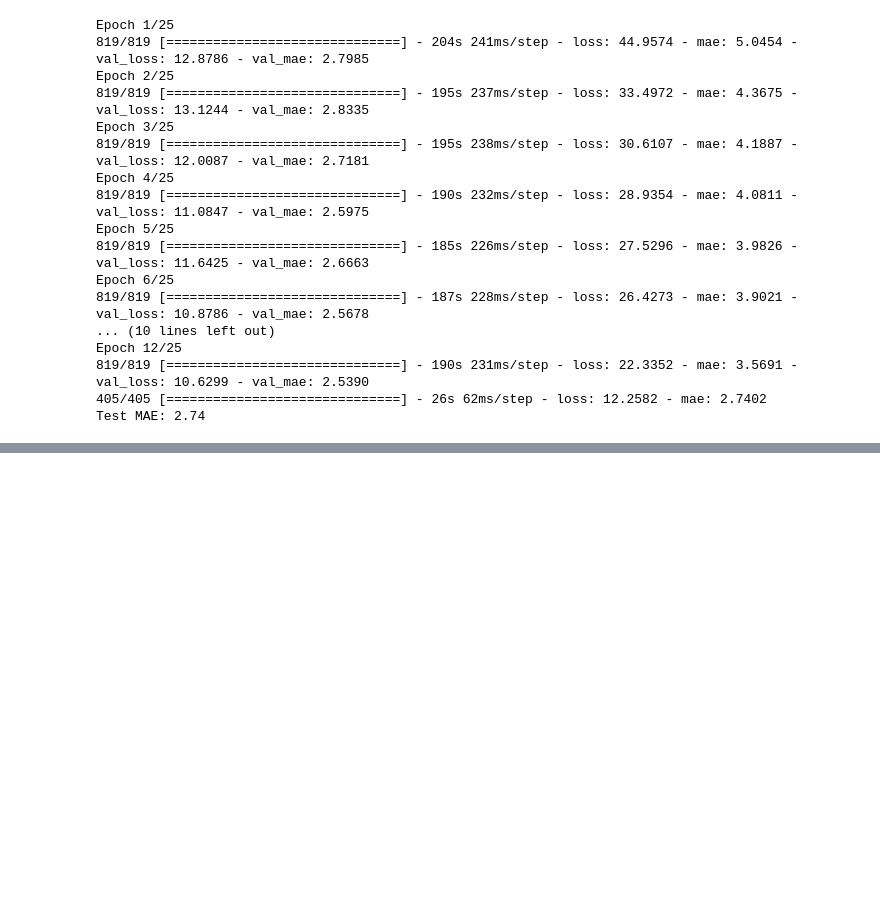
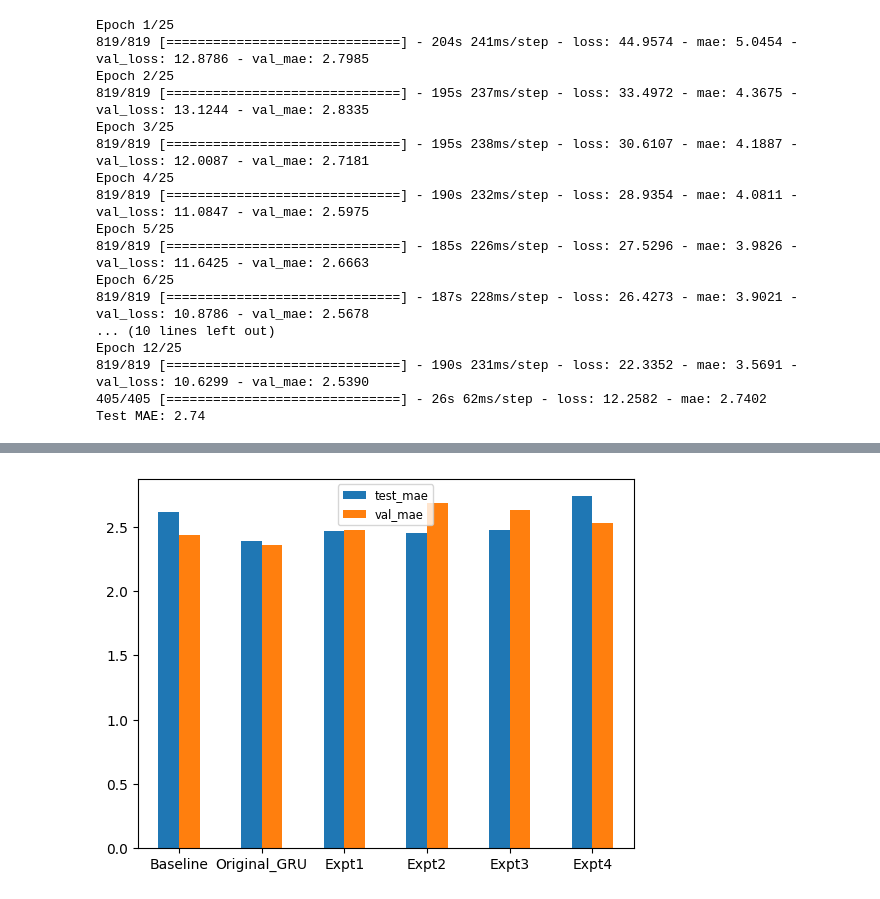
Before and after one commit to pukai1995/Neural_HW_Code, a Jupyter notebook: HW5q.ipynb, the cells around one changed output, grey strips where cells are left out. Drawn from its saved outputs; the diff is of its cells as text; code cells hidden in the pictures; blank space fills up the shorter version.

```diff
--- a/HW5q.ipynb
+++ b/HW5q.ipynb
@@ -610,0 +623,12 @@ plt.show()
+# %%
+import pandas as pd
+import matplotlib.pyplot as plt
+test_mae= [2.62, 2.39, 2.47, 2.45, 2.48, 2.74]
+val_mae = [2.44, 2.36, 2.48, 2.69, 2.63, 2.53]
+index = ['Baseline','Original_GRU', 'Expt1', 'Expt2','Expt3', 'Expt4']
+df = pd.DataFrame({'test_mae': test_mae, 'val_mae': val_mae }, index=index)
+ax = df.plot.bar(rot=0)
+plt.legend(fontsize='small',loc='upper center')
+plt.show()
+# %% [output]
+[figure, added]
```
Also changed, not shown: parts of 4 cells of this notebook.
